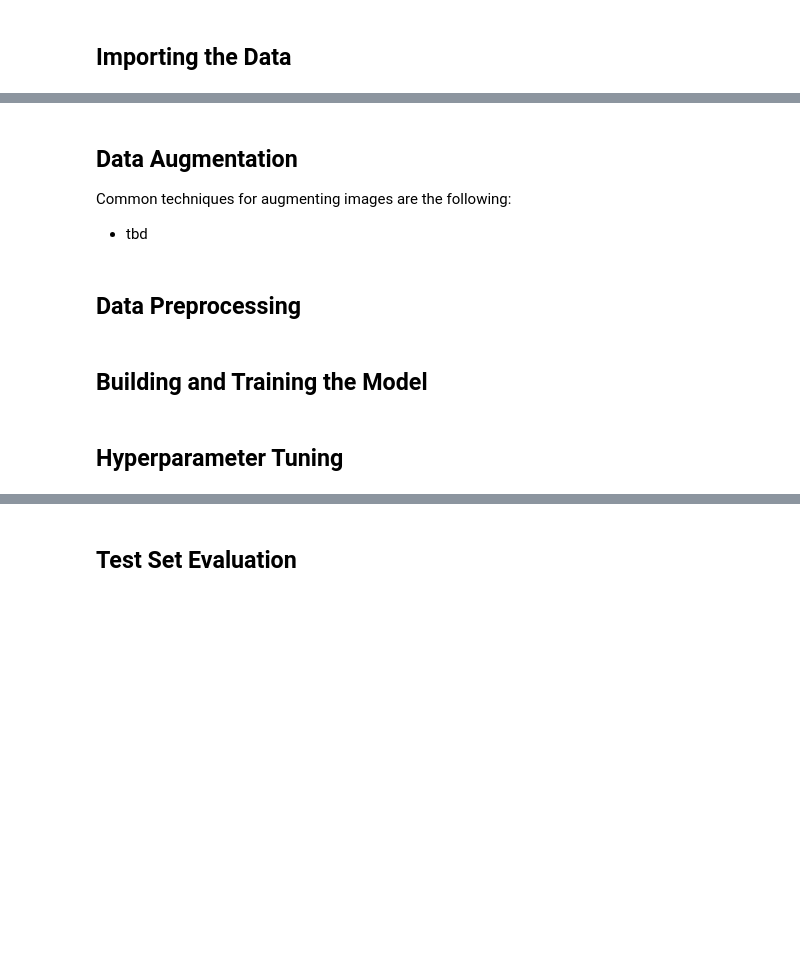
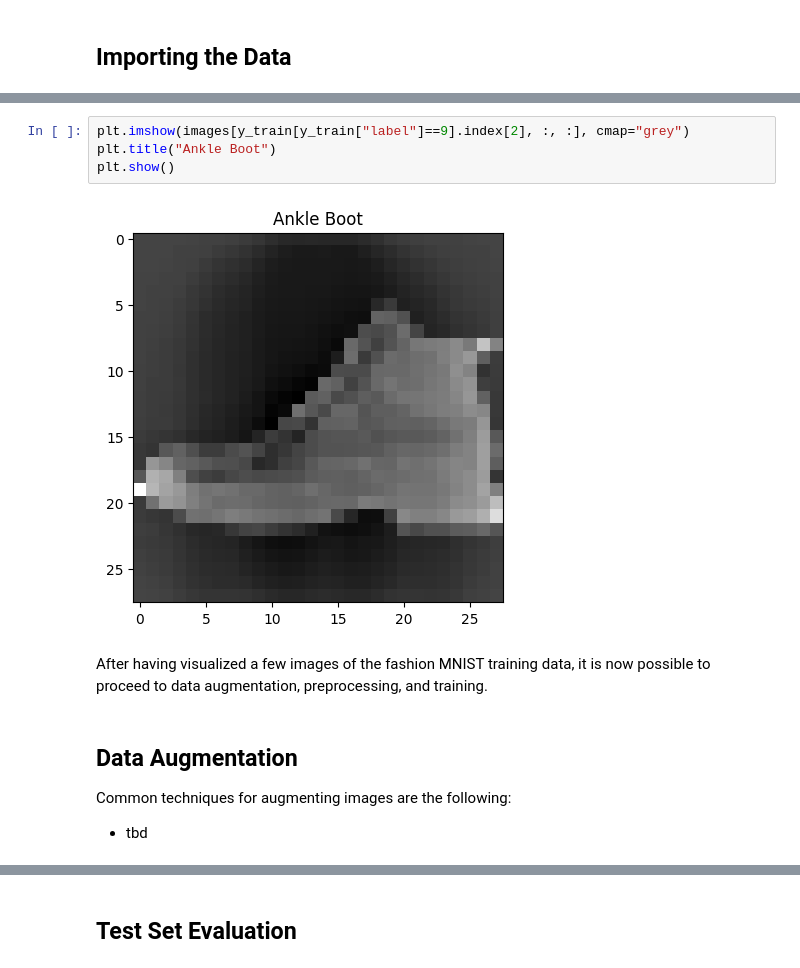
Before and after one commit to alexandergigliottipetruska/AI_projects, a Jupyter notebook: deep_learning/neural_network/5_neural_network_fashion_mnist.ipynb, the cells around one changed output, grey strips where cells are left out. Drawn from its saved outputs; the diff is of its cells as text; blank space fills up the shorter version.

```diff
--- a/deep_learning/neural_network/5_neural_network_fashion_mnist.ipynb
+++ b/deep_learning/neural_network/5_neural_network_fashion_mnist.ipynb
@@ -234,11 +411,13 @@ Divides the previous implementation k into several classes that can be combined
+# %%
+plt.imshow(images[y_train[y_train["label"]==9].index[2], :, :], cmap="grey")
+plt.title("Ankle Boot")
+plt.show()
+# %% [output]
+[figure, added]
+# %% [markdown]
+After having visualized a few images of the fashion MNIST training data, it is now possible to proceed to data augmentation, preprocessing, and training.
 # %% [markdown]
 ## Data Augmentation
 
 Common techniques for augmenting images are the following:
 - tbd
-# %% [markdown]
-## Data Preprocessing
-# %% [markdown]
-## Building and Training the Model
-# %% [markdown]
-## Hyperparameter Tuning
```
Also changed, not shown: parts of 34 cells of this notebook.
